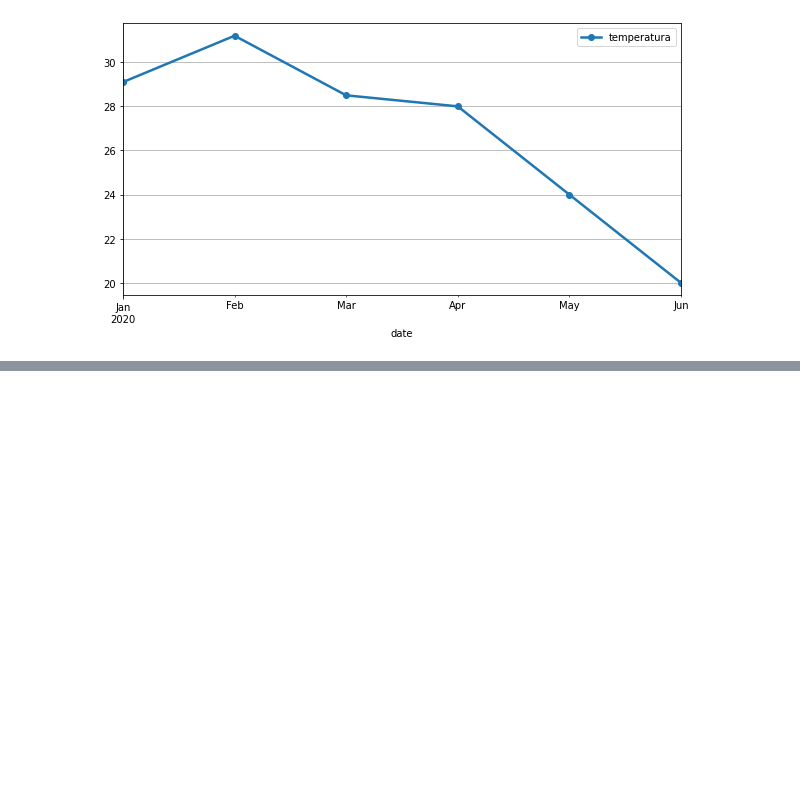
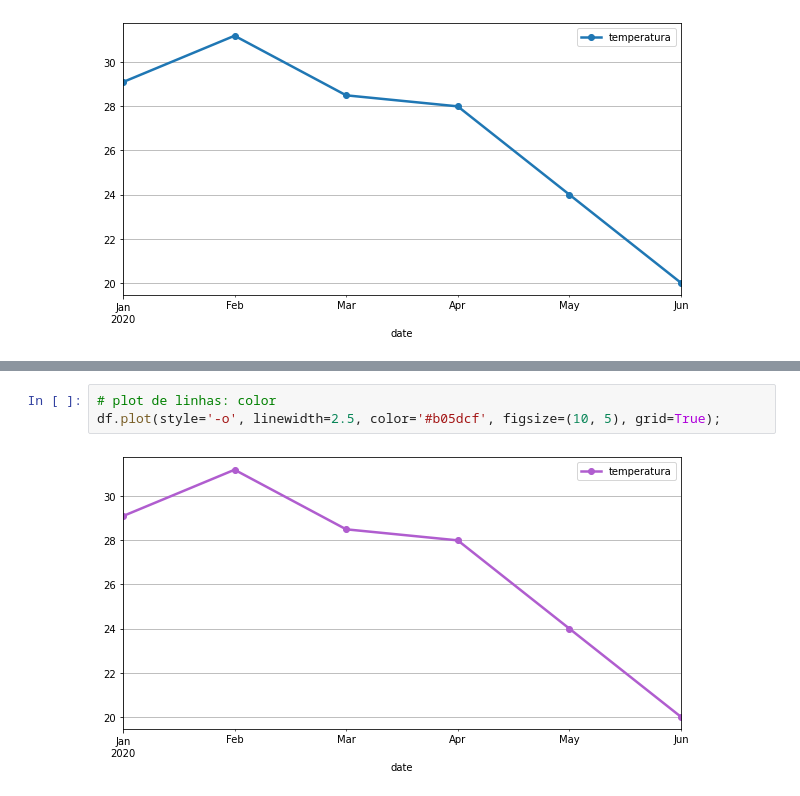
Before and after one commit to wallaceleonardo/bootcamp-IGTI-Desenvolvedor_Python, a Jupyter notebook: Pandas.ipynb, the cells around one changed output, grey strips where cells are left out. Drawn from its saved outputs; the diff is of its cells as text; blank space fills up the shorter version.

```diff
--- a/Pandas.ipynb
+++ b/Pandas.ipynb
@@ -459,2 +460,7 @@ df.plot(style='-o', linewidth=2.5, color='red', figsize=(10, 5), grid=True);
 # %% [output]
 [figure]
+# %%
+# plot de linhas: color
+df.plot(style='-o', linewidth=2.5, color='#b05dcf', figsize=(10, 5), grid=True);
+# %% [output]
+[figure, added]
```
Also changed, not shown: parts of 20 cells of this notebook.
